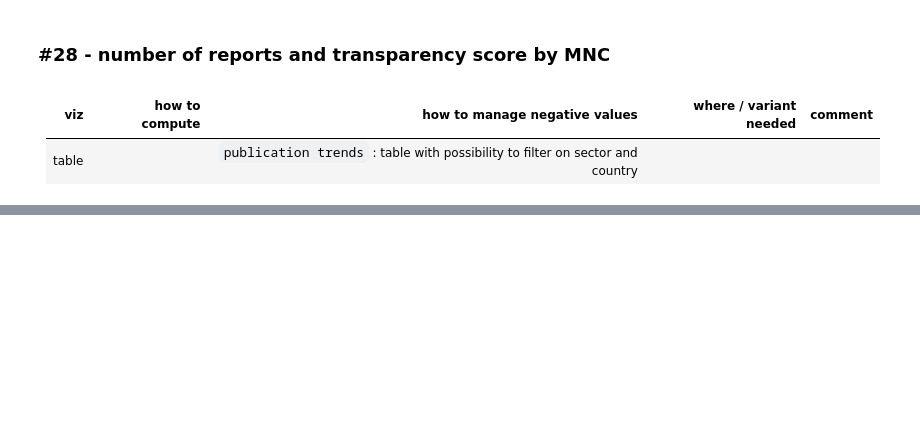
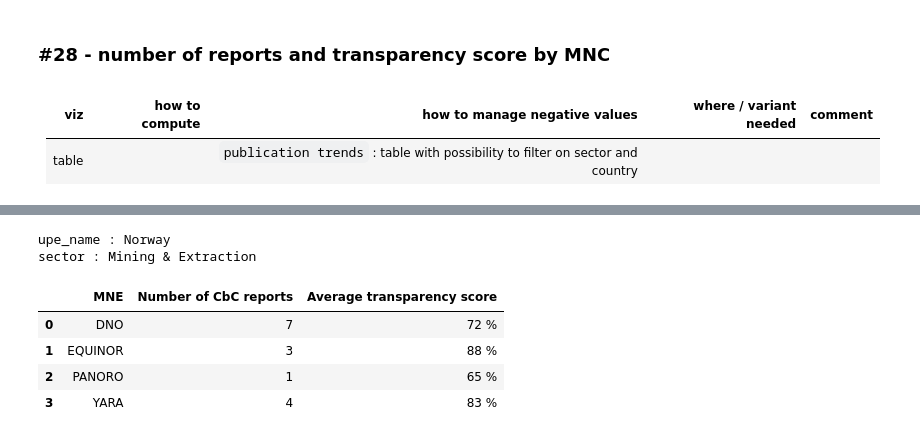
Before and after one commit to anquetos/data4good-taxobservatory-dataviz, a Jupyter notebook: taxobservatory-dataviz.ipynb, the cells around one changed output, grey strips where cells are left out. Cells and saved outputs as stored; diff of their text form; code cells hidden in the pictures; blank space fills up the shorter version.

```diff
--- a/taxobservatory-dataviz.ipynb
+++ b/taxobservatory-dataviz.ipynb
@@ -1155,0 +1402,12 @@ AXA
+# %%
+print('upe_name : Norway\nsector : Mining & Extraction')
+display_mnc_n_reports_and_transparency_scores(
+    df_scores=df_scores, upe_name='Norway', sector='Mining & Extraction')
+# %% [output]
+upe_name : Norway
+sector : Mining & Extraction
+|  | MNE | Number of CbC reports | Average transparency score |
+| 0 | DNO | 7 | 72 % |
+| 1 | EQUINOR | 3 | 88 % |
+| 2 | PANORO | 1 | 65 % |
+| 3 | YARA | 4 | 83 % |
```
Also changed, not shown: parts of 14 cells of this notebook.
